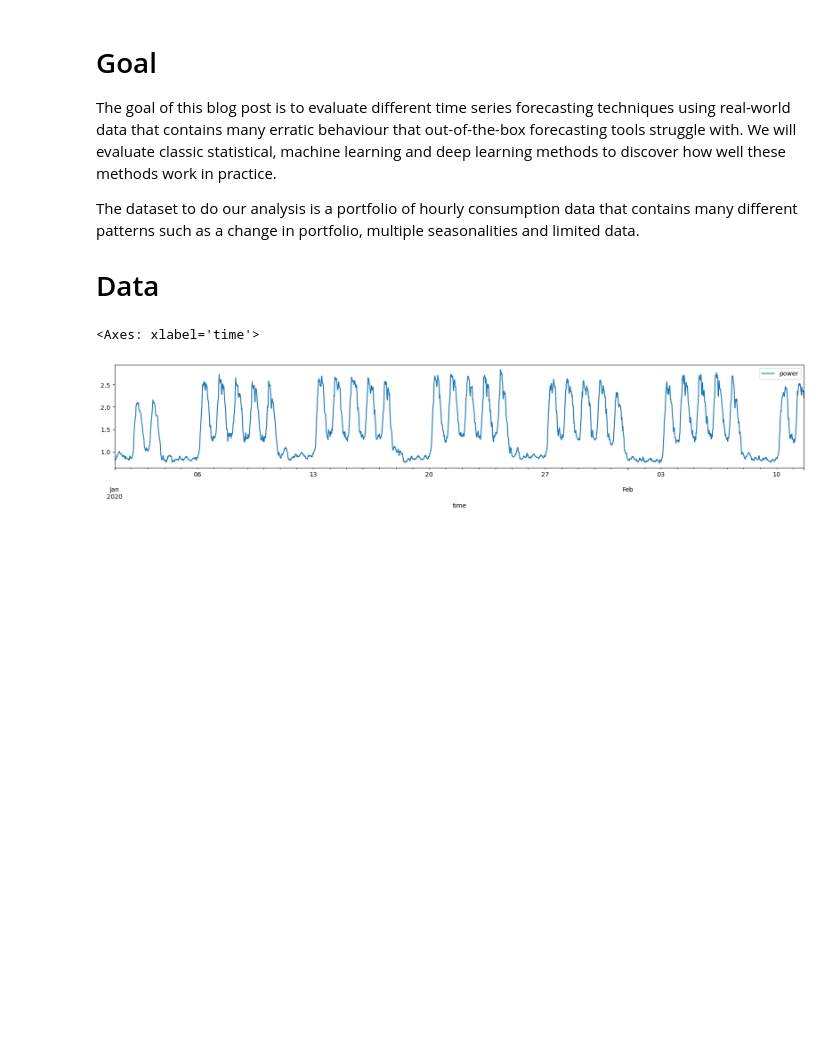
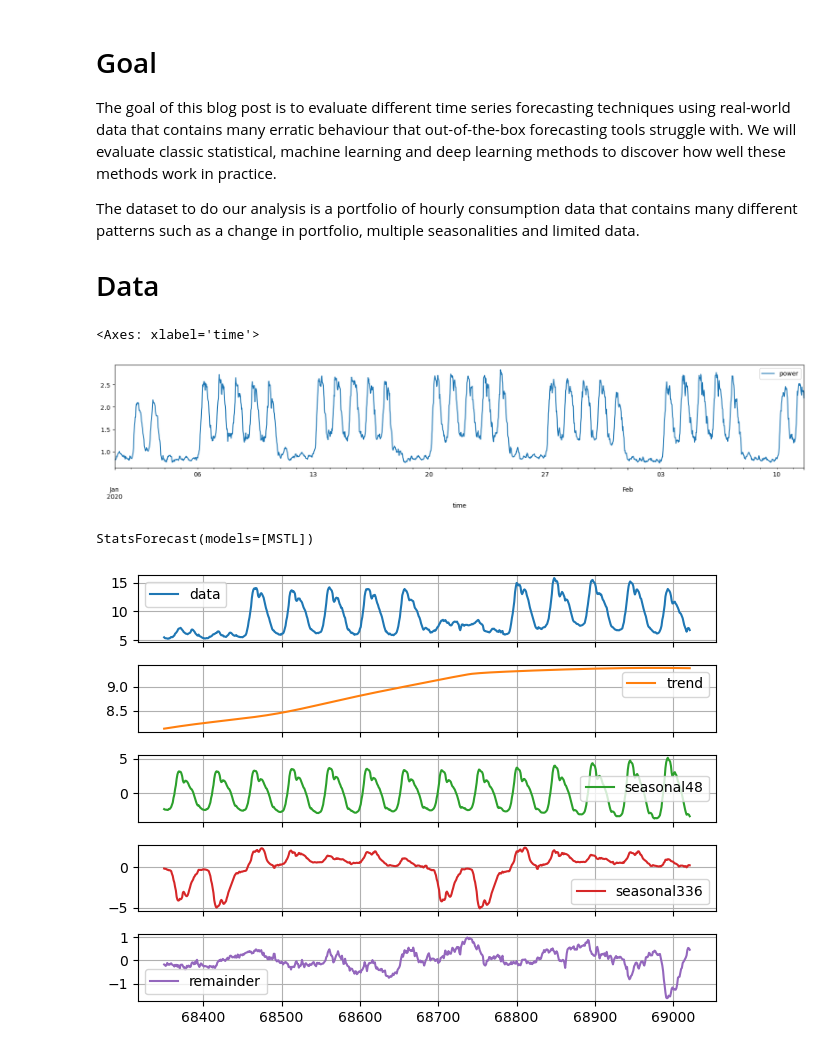
Before and after one commit to markkvdb/power-prophet, a Jupyter notebook: nbs/complex-time-series.ipynb, the cells around one changed output. Cells and saved outputs as stored; diff of their text form; code cells hidden in the pictures; blank space fills up the shorter version.

```diff
--- a/nbs/complex-time-series.ipynb
+++ b/nbs/complex-time-series.ipynb
@@ -21,0 +27,28 @@ df.iloc[:2000, :].plot(figsize=(20, 3))
+# %%
+mstl = MSTL(
+    season_length=[2 * 24, 2 * 24 * 7],  # seasonalities of the time series
+    trend_forecaster=AutoARIMA(),  # model used to forecast trend
+)
+# %%
+sf = StatsForecast(
+    models=[mstl],  # model used to fit each time series
+    freq="30T",  # frequency of the data
+)
+# %%
+df = (
+    df.reset_index()
+    .rename(columns={"time": "ds", "consumption": "y"})
+    .assign(unique_id=0)
+)
+# %%
+sf.fit(df)
+# %% [output]
+StatsForecast(models=[MSTL])
+# %%
+import matplotlib.pyplot as plt
+
+sf.fitted_[0, 0].model_.tail(24 * 28).plot(subplots=True, grid=True)
+plt.tight_layout()
+plt.show()
+# %% [output]
+[figure, added]
```
Also changed, not shown: parts of 2 cells of this notebook.
